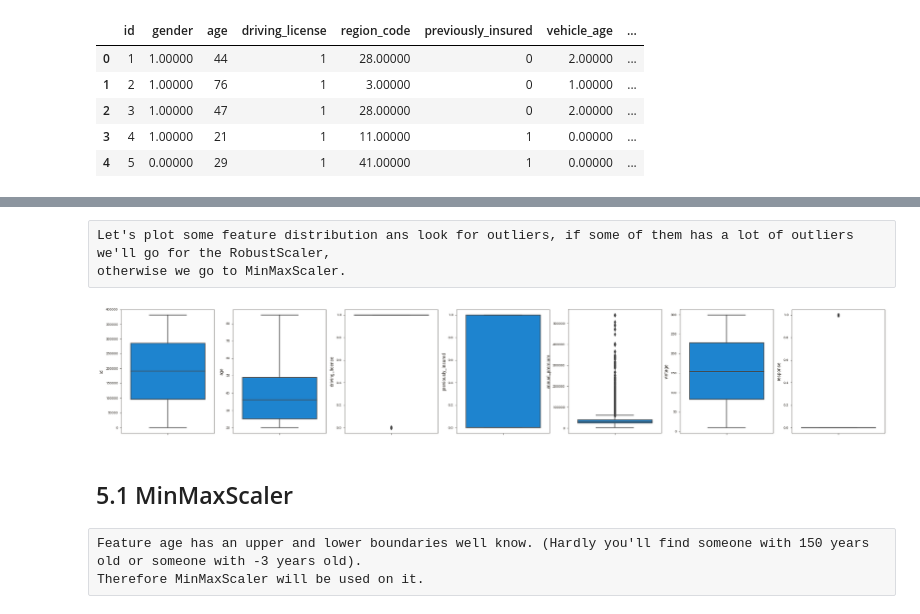
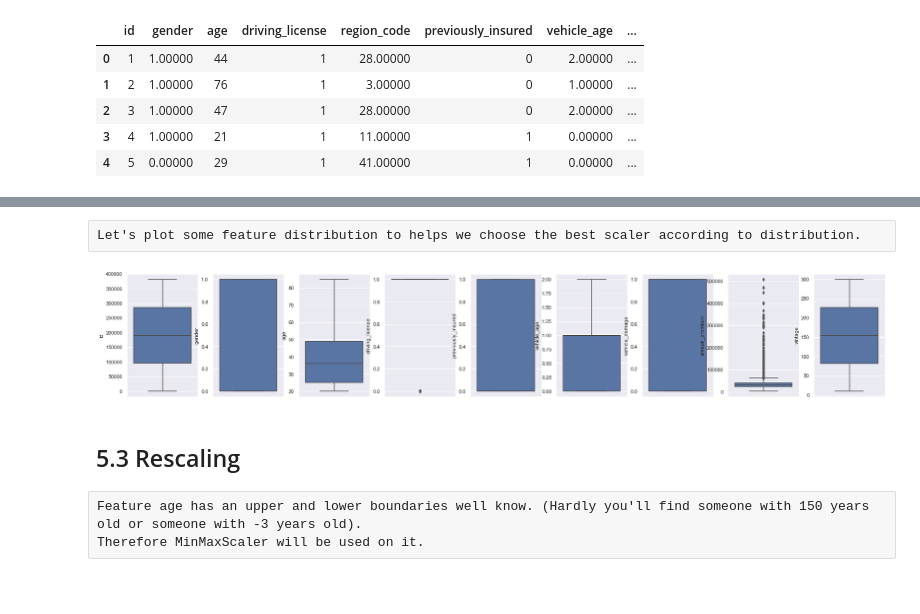
Before and after one commit to ViniciusKos/insurance_cross, a Jupyter notebook: insurance_cross_sell.ipynb, the cells around one changed output, grey strips where cells are left out. Saved outputs shown, nothing was run; the diff lists cells and outputs as text; code cells hidden in the pictures; blank space fills up the shorter version.

Commit message:
create scalers2

```diff
--- a/insurance_cross_sell.ipynb
+++ b/insurance_cross_sell.ipynb
@@ -646,17 +642,16 @@ Name: response, dtype: int64
-# %% [raw]
-Let's plot some feature distribution ans look for outliers, if some of them has a lot of outliers we'll go for the RobustScaler,
-otherwise we go to MinMaxScaler.
+# %% [raw]
+Let's plot some feature distribution to helps we choose the best scaler according to distribution.
 # %%
 fig = plt.figure(figsize=(30,5))
-specs=gridspec.GridSpec(nrows=1, ncols=7, figure=fig)
+specs=gridspec.GridSpec(nrows=1, ncols=9, figure=fig)
 
-for n,i in enumerate(df5.select_dtypes(exclude='object').columns):
+for n,i in enumerate(Xtrain.select_dtypes(exclude='object').columns):
     ax1= fig.add_subplot(specs[0,n])
-    sns.boxplot(y=df5[i],ax=ax1)
+    sns.boxplot(y=Xtrain[i],ax=ax1)
 # %% [output]
-[figure, old version]
+[figure, new version]
 # %% [markdown]
-## 5.1 MinMaxScaler
+## 5.3 Rescaling
 # %% [raw]
 Feature age has an upper and lower boundaries well know. (Hardly you'll find someone with 150 years old or someone with -3 years old).
 Therefore MinMaxScaler will be used on it.
```
Also changed, not shown: parts of 30 cells of this notebook.
